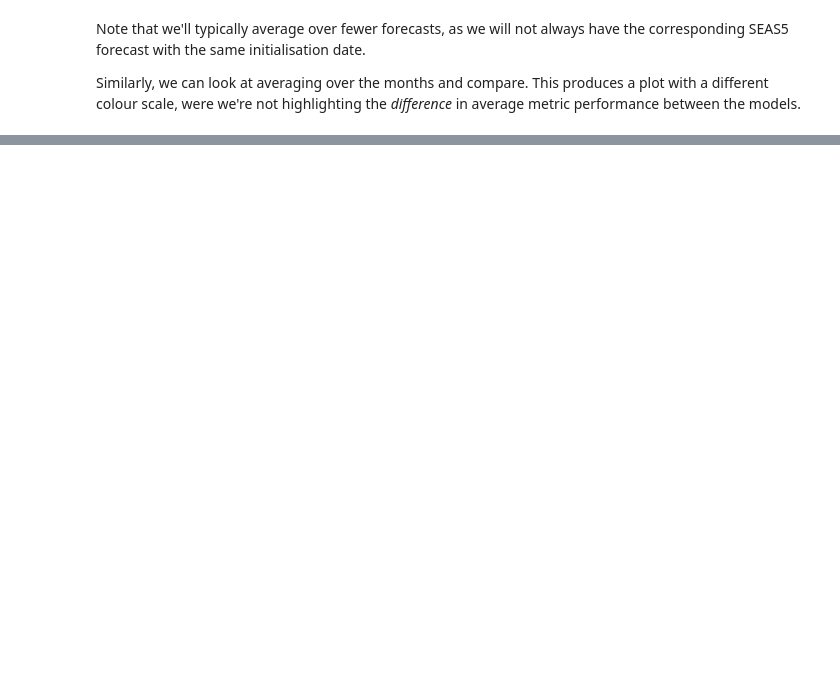
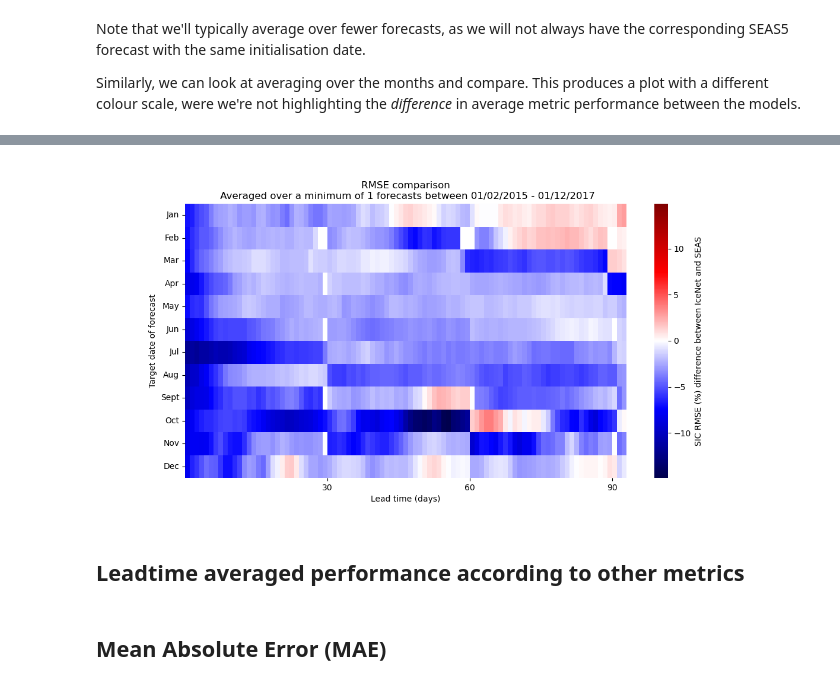
Before and after one commit to icenet-ai/aiuk-2023, a Jupyter notebook: validation_demo.ipynb, the cells around one changed output, grey strips where cells are left out. Saved outputs shown, nothing was run; the diff lists cells and outputs as text; code cells hidden in the pictures; blank space fills up the shorter version.

```diff
--- a/validation_demo.ipynb
+++ b/validation_demo.ipynb
@@ -774,0 +863,8 @@ Image("plot/leadtime_averaged_init_month_RMSE_comp.png")
+# %%
+Image("plot/leadtime_averaged_target_month_RMSE_comp.png")
+# %% [output]
+[figure, added]
+# %% [markdown]
+## Leadtime averaged performance according to other metrics
+# %% [markdown]
+## Mean Absolute Error (MAE)
```
Also changed, not shown: parts of 57 cells of this notebook.
